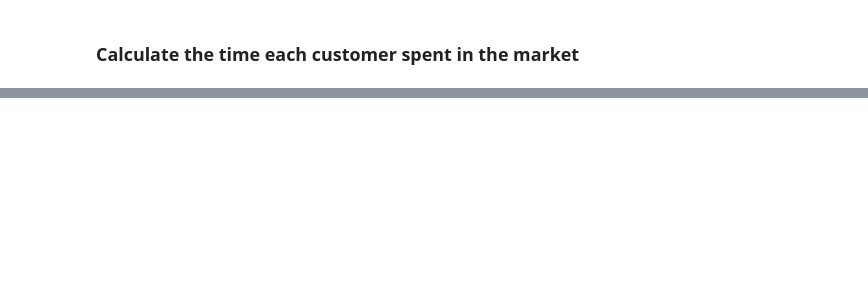
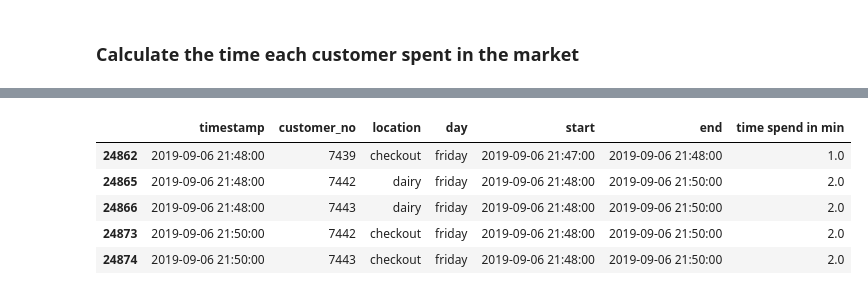
Before and after one commit to palexus/Lastrow, a Jupyter notebook: market.ipynb, the cells around one changed output, grey strips where cells are left out. Drawn from its saved outputs; the diff is of its cells as text; code cells hidden in the pictures; blank space fills up the shorter version.

```diff
--- a/market.ipynb
+++ b/market.ipynb
@@ -166,0 +235,9 @@ Name: time spend in min, dtype: int64
+# %%
+week.tail()
+# %% [output]
+|  | timestamp | customer_no | location | day | start | end | time spend in min |
+| 24862 | 2019-09-06 21:48:00 | 7439 | checkout | friday | 2019-09-06 21:47:00 | 2019-09-06 21:48:00 | 1.0 |
+| 24865 | 2019-09-06 21:48:00 | 7442 | dairy | friday | 2019-09-06 21:48:00 | 2019-09-06 21:50:00 | 2.0 |
+| 24866 | 2019-09-06 21:48:00 | 7443 | dairy | friday | 2019-09-06 21:48:00 | 2019-09-06 21:50:00 | 2.0 |
+| 24873 | 2019-09-06 21:50:00 | 7442 | checkout | friday | 2019-09-06 21:48:00 | 2019-09-06 21:50:00 | 2.0 |
+| 24874 | 2019-09-06 21:50:00 | 7443 | checkout | friday | 2019-09-06 21:48:00 | 2019-09-06 21:50:00 | 2.0 |
```
Also changed, not shown: parts of 39 cells of this notebook.
